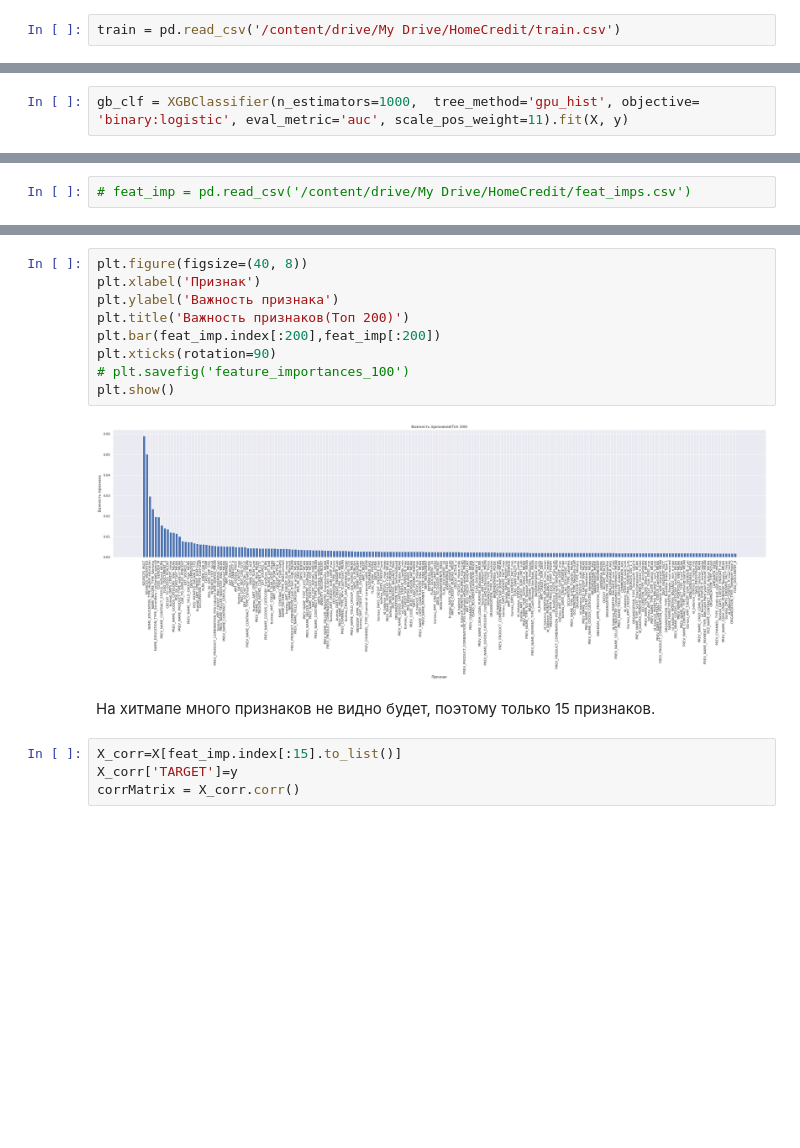
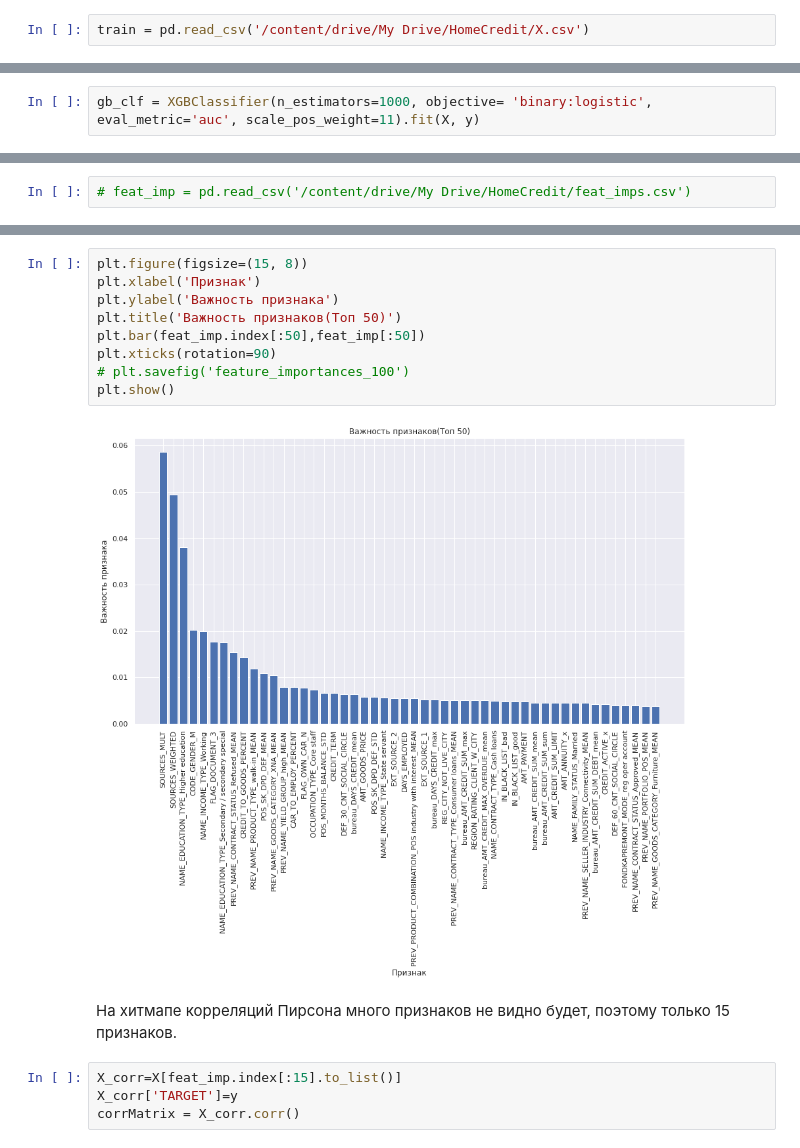
Before and after one commit to artakhm/HomeCredit, a Jupyter notebook: home_credit.ipynb, the cells around one changed output, grey strips where cells are left out. Saved outputs shown, nothing was run; the diff lists cells and outputs as text; blank space fills up the shorter version.

```diff
--- a/home_credit.ipynb
+++ b/home_credit.ipynb
@@ -35,2 +37,2 @@ Drive already mounted at /content/drive; to attempt to forcibly remount, call dr
 # %%
-train = pd.read_csv('/content/drive/My Drive/HomeCredit/train.csv')
+train = pd.read_csv('/content/drive/My Drive/HomeCredit/X.csv')
@@ -105,5 +97,5 @@ plt.show()
 # %%
-gb_clf = XGBClassifier(n_estimators=1000,  tree_method='gpu_hist', objective= 'binary:logistic', eval_metric='auc', scale_pos_weight=11).fit(X, y)
+gb_clf = XGBClassifier(n_estimators=1000, objective= 'binary:logistic', eval_metric='auc', scale_pos_weight=11).fit(X, y)
 # %%
 feat_imp = pd.Series(gb_clf.feature_importances_,X.columns).sort_values(ascending=False)
 # %%
@@ -126,16 +103,16 @@ Length: 301, dtype: float32
 # %%
-plt.figure(figsize=(40, 8))
+plt.figure(figsize=(15, 8))
 plt.xlabel('Признак')
 plt.ylabel('Важность признака')
-plt.title('Важность признаков(Топ 200)')
-plt.bar(feat_imp.index[:200],feat_imp[:200])
+plt.title('Важность признаков(Топ 50)')
+plt.bar(feat_imp.index[:50],feat_imp[:50])
 plt.xticks(rotation=90)
 # plt.savefig('feature_importances_100')
 plt.show()
 # %% [output]
-[figure, old version]
+[figure, new version]
 # %% [markdown]
-На хитмапе много признаков не видно будет, поэтому только 15 признаков.
+На хитмапе корреляций Пирсона много признаков не видно будет, поэтому только 15 признаков.
 # %%
 X_corr=X[feat_imp.index[:15].to_list()]
 X_corr['TARGET']=y
```
Also changed, not shown: parts of 45 cells of this notebook.
